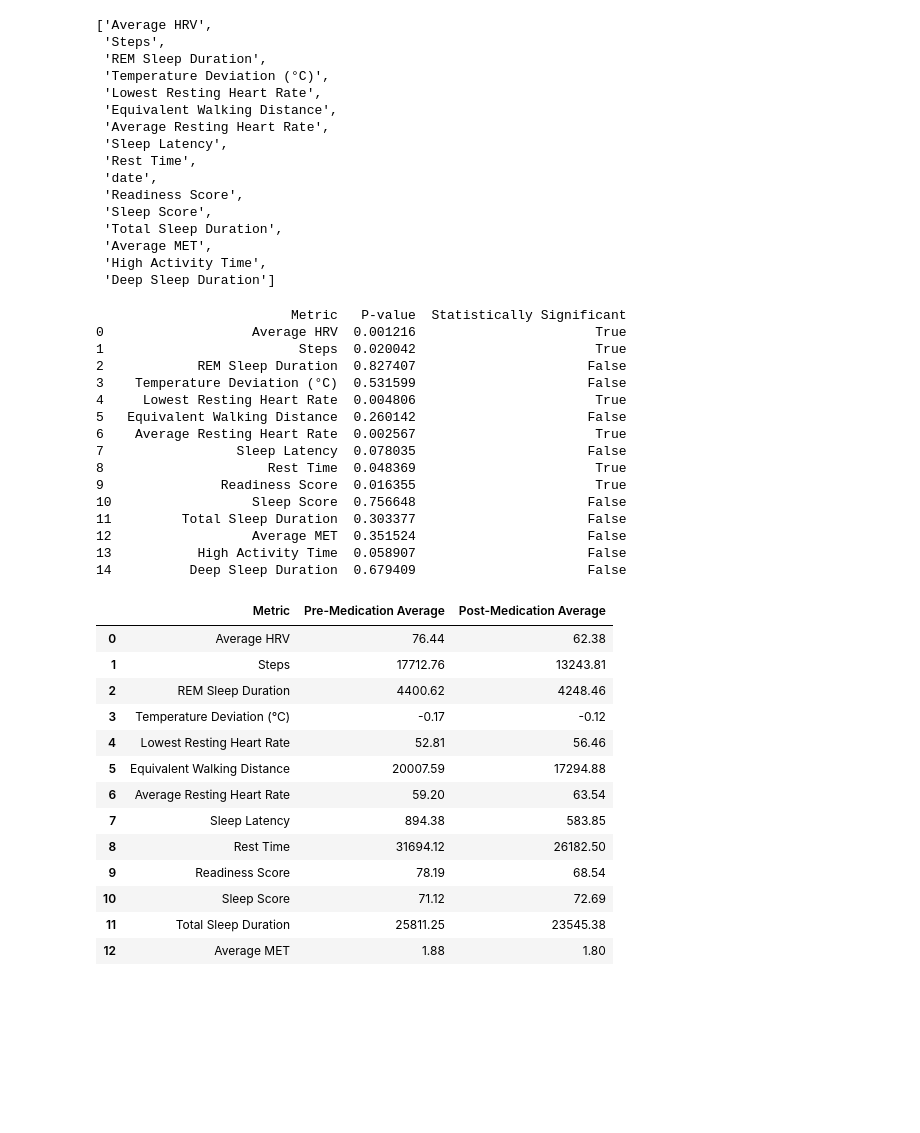
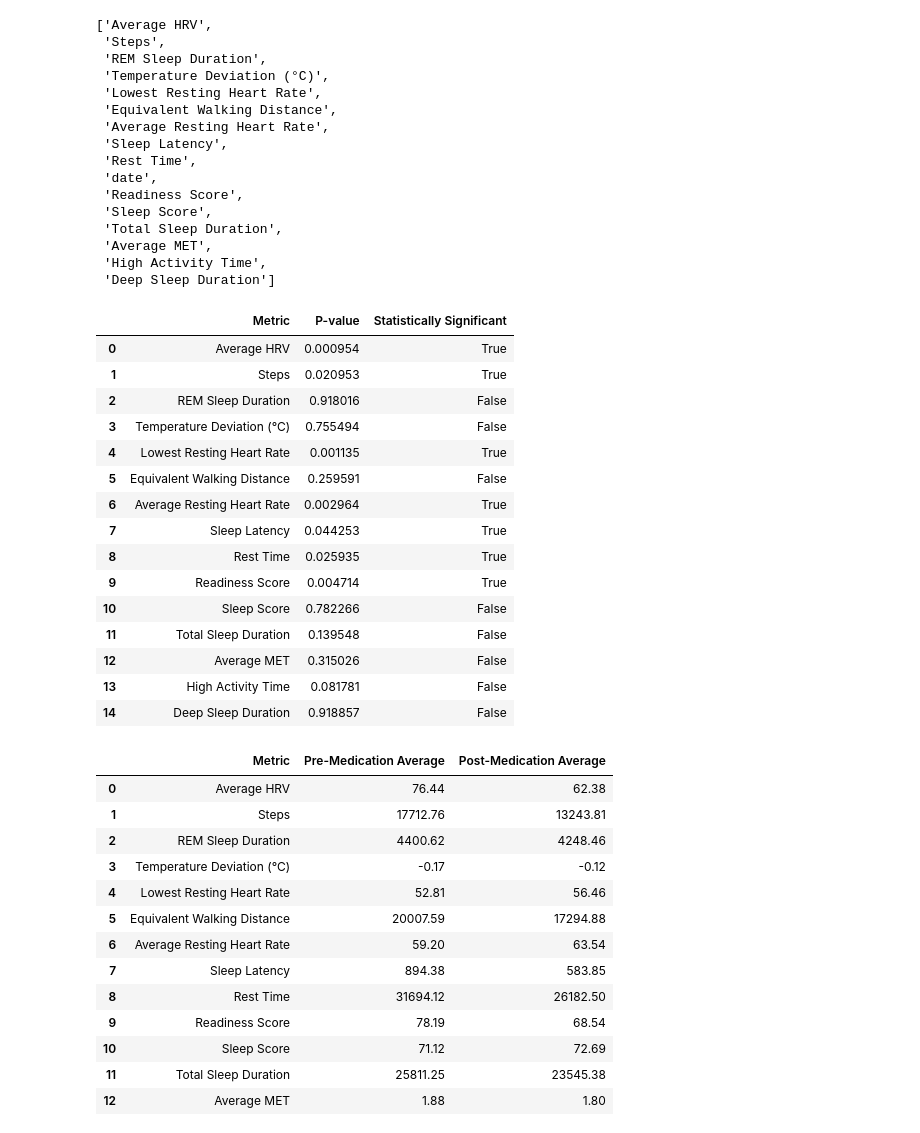
Before and after one commit to juliev42/basic-oura-analysis, a Jupyter notebook: notebooks/022125_med_analysis.ipynb, the cells around one changed output. Cells and saved outputs as stored; diff of their text form; code cells hidden in the pictures; blank space fills up the shorter version.

```diff
--- a/notebooks/022125_med_analysis.ipynb
+++ b/notebooks/022125_med_analysis.ipynb
@@ -33,38 +32,42 @@ common_columns
 # %%
 # Remove non-numeric columns (like date)
 numeric_columns = pre_med_df.select_dtypes(include=['number']).columns
-# %%
-# Perform t-tests for each numeric column
-stat_results = {}
-for col in numeric_columns:
-    stat, p_value = ttest_ind(pre_med_df[col], post_med_df[col], equal_var=False, nan_policy='omit')
-    stat_results[col] = p_value
 # %%
+from scipy.stats import ttest_rel
+
+# Perform paired t-tests for each numeric column
+paired_stat_results = {}
+for col in numeric_columns:
+    # Ensure equal sample sizes by trimming to the shortest length
+    min_length = min(len(pre_med_df[col]), len(post_med_df[col]))
+    stat, p_value = ttest_rel(pre_med_df[col][:min_length], post_med_df[col][:min_length], nan_policy='omit')
+    paired_stat_results[col] = p_value
+
 # Identify statistically significant differences (p < 0.05)
-significant_results = {col: p for col, p in stat_results.items() if p < 0.05}
+paired_significant_results = {col: p for col, p in paired_stat_results.items() if p < 0.05}
 
-# Convert to DataFrame and display
-df_results = pd.DataFrame(list(stat_results.items()), columns=["Metric", "P-value"])
-df_results["Statistically Significant"] = df_results["P-value"] < 0.05
-
-print(df_results)
+# Convert results to DataFrame and display
+paired_df_results = pd.DataFrame(list(paired_stat_results.items()), columns=["Metric", "P-value"])
+paired_df_results["Statistically Significant"] = paired_df_results["P-value"] < 0.05
-# %% [output]
-                         Metric   P-value  Statistically Significant
-0                   Average HRV  0.001216                       True
-1                         Steps  0.020042                       True
-2            REM Sleep Duration  0.827407                      False
-3    Temperature Deviation (°C)  0.531599                      False
-4     Lowest Resting Heart Rate  0.004806                       True
-5   Equivalent Walking Distance  0.260142                      False
-6    Average Resting Heart Rate  0.002567                       True
-7                 Sleep Latency  0.078035                      False
-8                     Rest Time  0.048369                       True
-9               Readiness Score  0.016355                       True
-10                  Sleep Score  0.756648                      False
-11         Total Sleep Duration  0.303377                      False
-12                  Average MET  0.351524                      False
-13           High Activity Time  0.058907                      False
-14          Deep Sleep Duration  0.679409                      False
+# %%
+paired_df_results
+# %% [output]
+|  | Metric | P-value | Statistically Significant |
+| 0 | Average HRV | 0.000954 | True |
+| 1 | Steps | 0.020953 | True |
+| 2 | REM Sleep Duration | 0.918016 | False |
+| 3 | Temperature Deviation (°C) | 0.755494 | False |
+| 4 | Lowest Resting Heart Rate | 0.001135 | True |
+| 5 | Equivalent Walking Distance | 0.259591 | False |
+| 6 | Average Resting Heart Rate | 0.002964 | True |
+| 7 | Sleep Latency | 0.044253 | True |
+| 8 | Rest Time | 0.025935 | True |
+| 9 | Readiness Score | 0.004714 | True |
+| 10 | Sleep Score | 0.782266 | False |
+| 11 | Total Sleep Duration | 0.139548 | False |
+| 12 | Average MET | 0.315026 | False |
+| 13 | High Activity Time | 0.081781 | False |
+| 14 | Deep Sleep Duration | 0.918857 | False |
 # %%
 pre_avg = round(pre_med_df[numeric_columns].mean(), 2)
 post_avg = round(post_med_df[numeric_columns].mean(), 2)
```
Also changed, not shown: parts of 4 cells of this notebook.
